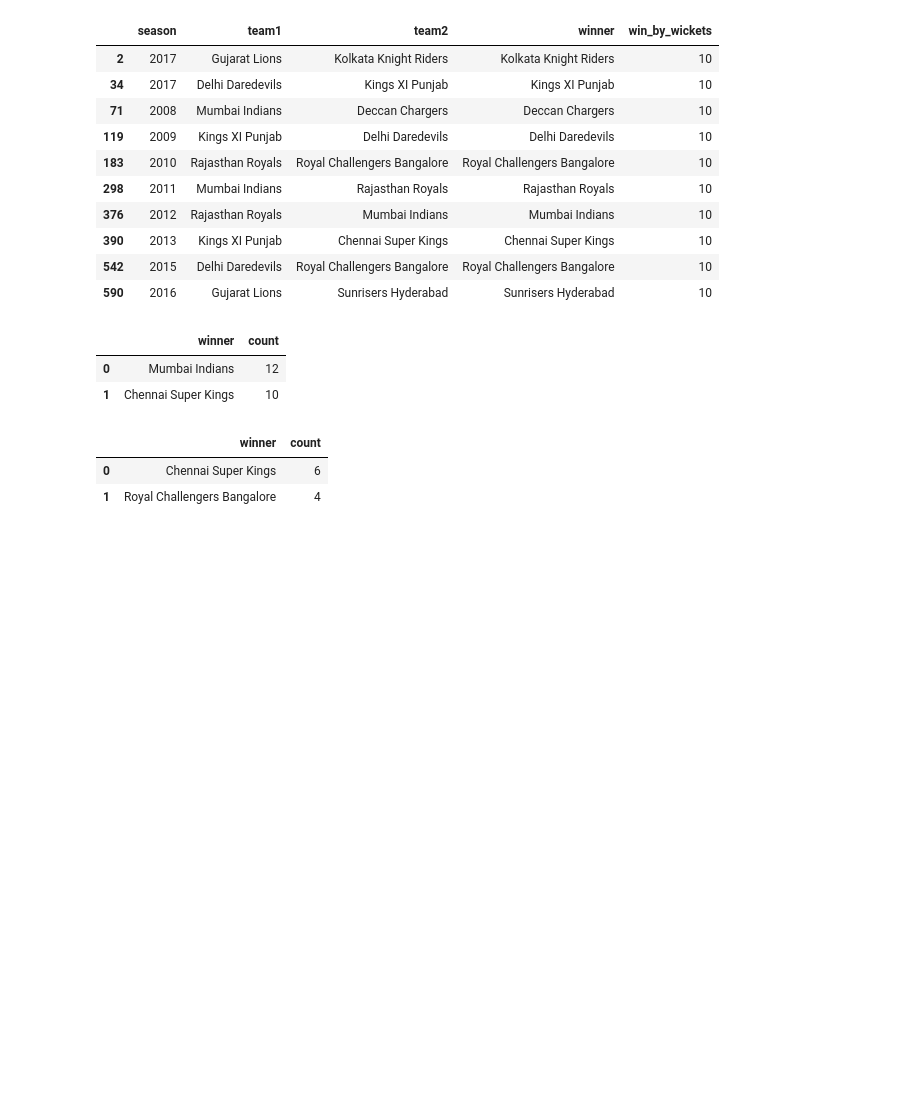
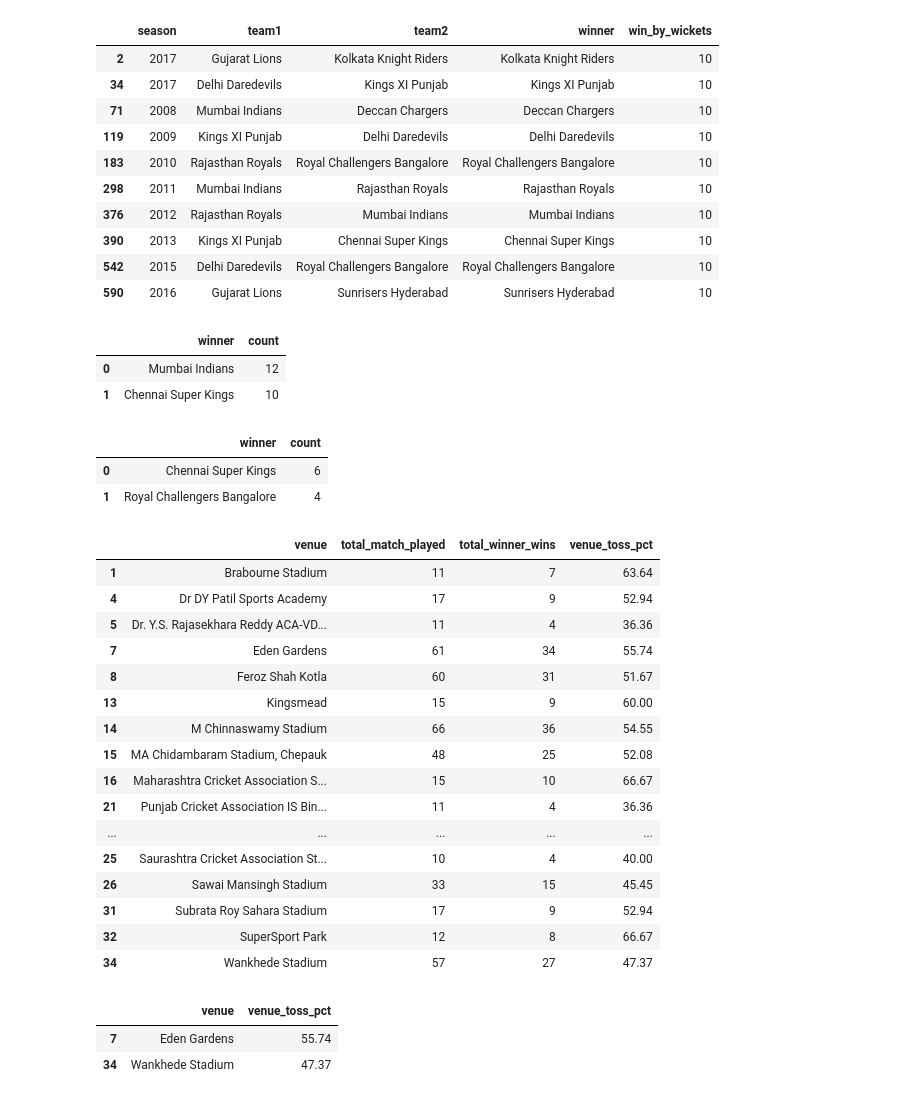
Before and after one commit to pratapsingh23/ipl-data-analysis-pandas, a Jupyter notebook: IPL_data_analysis.ipynb, the cells around one changed output. Drawn from its saved outputs; the diff is of its cells as text; code cells hidden in the pictures; blank space fills up the shorter version.

```diff
--- a/IPL_data_analysis.ipynb
+++ b/IPL_data_analysis.ipynb
@@ -300,3 +300,50 @@ rcb_csk['winner'].value_counts().reset_index()
 |  | winner | count |
 | 0 | Chennai Super Kings | 6 |
 | 1 | Royal Challengers Bangalore | 4 |
+# %%
+# Venue wise toss advantage:
+
+# Helper column:
+df['toss_and_match_winner'] = (df['toss_winner'] == df['winner'])
+
+# venue wise agg. :
+venue_toss_adt = df.groupby('venue').agg(
+    total_match_played = ('id', 'count'),
+    total_winner_wins = ('toss_and_match_winner', 'sum')
+).reset_index()
+
+
+# win percentage calculation:
+venue_toss_adt['venue_toss_pct'] = ((venue_toss_adt['total_winner_wins'] / venue_toss_adt['total_match_played']) * 100).round(2)
+
+# Filter venues with at least 10 matches
+venue_toss_adt = venue_toss_adt[venue_toss_adt['total_match_played'] >= 10]
+
+display(venue_toss_adt)
+# %% [output]
+|  | venue | total_match_played | total_winner_wins | venue_toss_pct |
+| 1 | Brabourne Stadium | 11 | 7 | 63.64 |
+| 4 | Dr DY Patil Sports Academy | 17 | 9 | 52.94 |
+| 5 | Dr. Y.S. Rajasekhara Reddy ACA-VD... | 11 | 4 | 36.36 |
+| 7 | Eden Gardens | 61 | 34 | 55.74 |
+| 8 | Feroz Shah Kotla | 60 | 31 | 51.67 |
+| 13 | Kingsmead | 15 | 9 | 60.00 |
+| 14 | M Chinnaswamy Stadium | 66 | 36 | 54.55 |
+| 15 | MA Chidambaram Stadium, Chepauk | 48 | 25 | 52.08 |
+| 16 | Maharashtra Cricket Association S... | 15 | 10 | 66.67 |
+| 21 | Punjab Cricket Association IS Bin... | 11 | 4 | 36.36 |
+| ... | ... | ... | ... | ... |
+| 25 | Saurashtra Cricket Association St... | 10 | 4 | 40.00 |
+| 26 | Sawai Mansingh Stadium | 33 | 15 | 45.45 |
+| 31 | Subrata Roy Sahara Stadium | 17 | 9 | 52.94 |
+| 32 | SuperSport Park | 12 | 8 | 66.67 |
+| 34 | Wankhede Stadium | 57 | 27 | 47.37 |
+# %%
+# Wankhede vs Eden Gardens  toss winner wins pct:
+
+eden_wankhede = venue_toss_adt[((venue_toss_adt['venue'] == 'Eden Gardens') | (venue_toss_adt['venue'] == 'Wankhede Stadium') )]
+eden_wankhede[['venue','venue_toss_pct',]]
+# %% [output]
+|  | venue | venue_toss_pct |
+| 7 | Eden Gardens | 55.74 |
+| 34 | Wankhede Stadium | 47.37 |
```
